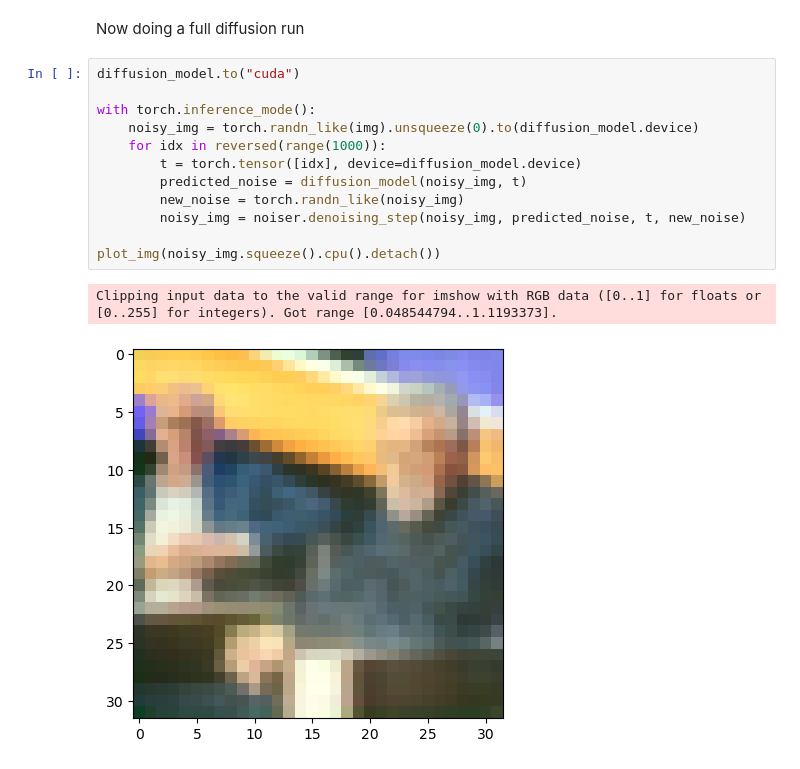
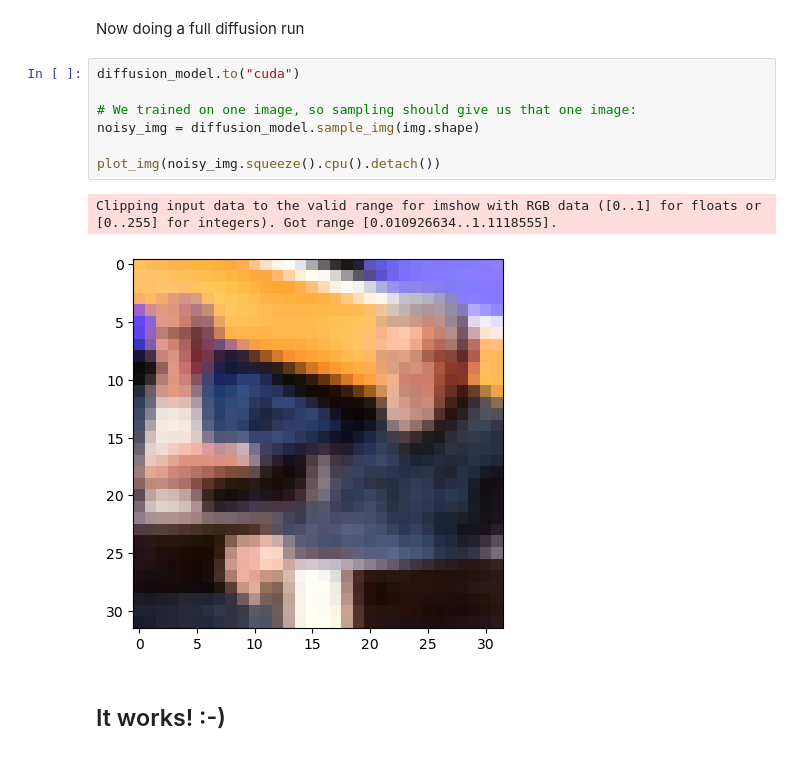
Before and after one commit to IndoorAdventurer/udl2024_diffusion, a Jupyter notebook: notebooks/diffusion_pipeline_test.ipynb, the cells around one changed output. Cells and saved outputs as stored; diff of their text form.

```diff
--- a/notebooks/diffusion_pipeline_test.ipynb
+++ b/notebooks/diffusion_pipeline_test.ipynb
@@ -267,17 +289,14 @@ Clipping input data to the valid range for imshow with RGB data ([0..1] for floa
 # %% [markdown]
 Now doing a full diffusion run
-# %%
-diffusion_model.to("cuda")
-
-with torch.inference_mode():
-    noisy_img = torch.randn_like(img).unsqueeze(0).to(diffusion_model.device)
-    for idx in reversed(range(1000)):
-        t = torch.tensor([idx], device=diffusion_model.device)
-        predicted_noise = diffusion_model(noisy_img, t)
-        new_noise = torch.randn_like(noisy_img)
-        noisy_img = noiser.denoising_step(noisy_img, predicted_noise, t, new_noise)
-
-plot_img(noisy_img.squeeze().cpu().detach())
-# %% [output]
-Clipping input data to the valid range for imshow with RGB data ([0..1] for floats or [0..255] for integers). Got range [0.048544794..1.1193373].
-[figure, removed]
+# %%
+diffusion_model.to("cuda")
+
+# We trained on one image, so sampling should give us that one image:
+noisy_img = diffusion_model.sample_img(img.shape)
+
+plot_img(noisy_img.squeeze().cpu().detach())
+# %% [output]
+Clipping input data to the valid range for imshow with RGB data ([0..1] for floats or [0..255] for integers). Got range [0.010926634..1.1118555].
+[figure, added]
+# %% [markdown]
+## It works! :-)
```
Also changed, not shown: parts of 4 cells of this notebook, 3 other files.
